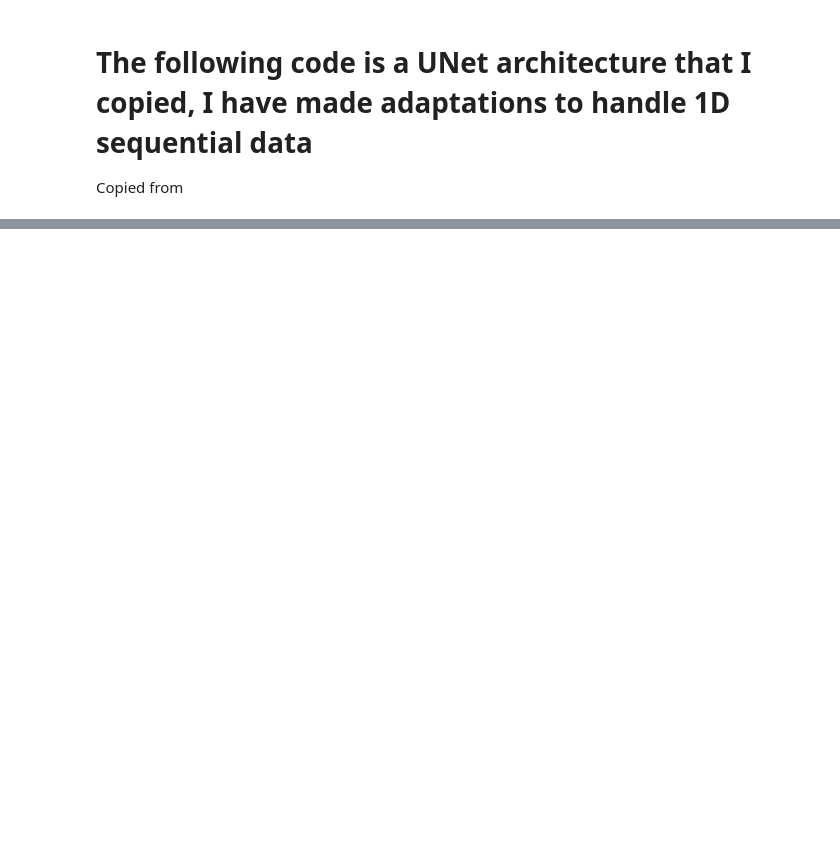
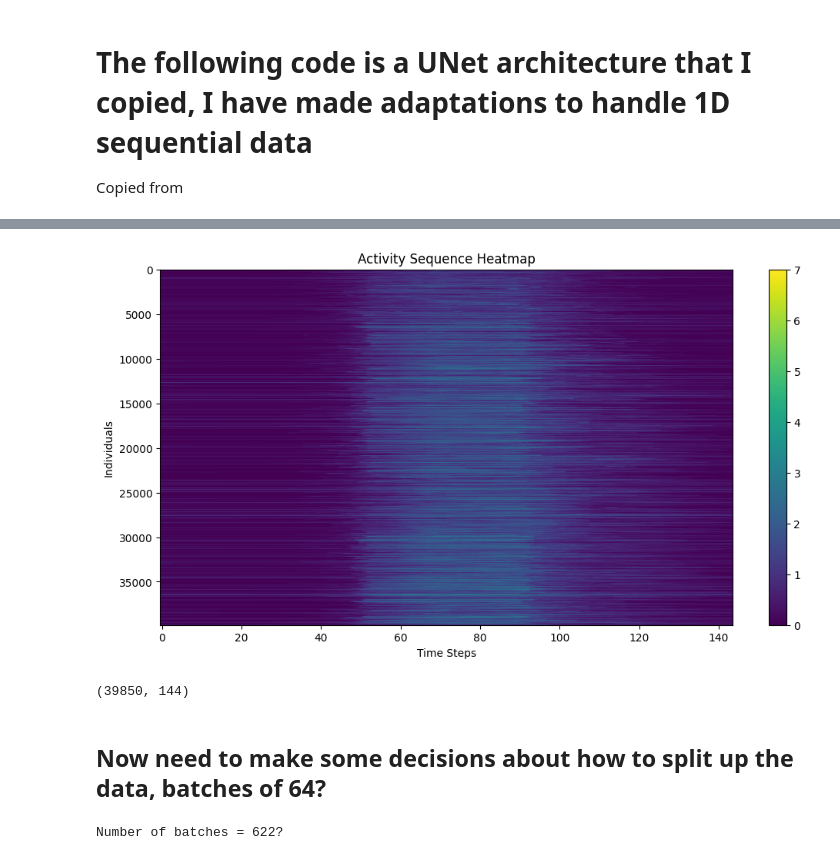
Before and after one commit to Rakin45/synth_pop_ddpm, a Jupyter notebook: ddpm.ipynb, the cells around one changed output, grey strips where cells are left out. Cells and saved outputs as stored; diff of their text form; code cells hidden in the pictures; blank space fills up the shorter version.

Commit message:
encoder placed inside notebook

```diff
--- a/ddpm.ipynb
+++ b/ddpm.ipynb
@@ -231,0 +287,24 @@ class UNet(nn.Module):
+# %%
+data = pd.read_csv('./data/nts_population.csv')
+encoder = DescreteEncoder()
+encoded_data = encoder.encode(data)
+# %%
+# Function to convert encoded data into an image grid
+def create_image_grid(encoded_data, encoder):
+    # Map pid to sequential indices starting from 0
+    pid_to_index = {pid: index for index, pid in enumerate(encoded_data['pid'].unique())}
+
+    num_people = len(pid_to_index)
+    time_steps = encoder.steps
+    grid = np.zeros((num_people, time_steps))
+
+    for _, row in encoded_data.iterrows():
+        pid_index = pid_to_index[row['pid']]
+        act_index = row['act']
+        start_step = row['start'] // encoder.step_size
+        end_step = row['end'] // encoder.step_size
+        grid[pid_index, start_step:end_step] = act_index
+
+    return grid
+# %%
+image_grid = create_image_grid(encoded_data, encoder)
@@ -232,3 +314,24 @@ class UNet(nn.Module):
+# %%
+plt.figure(figsize=(12, 6))
+plt.imshow(image_grid, aspect='auto')
+plt.colorbar()
+plt.title('Activity Sequence Heatmap')
+plt.xlabel('Time Steps')
+plt.ylabel('Individuals')
+plt.show()
+# %% [output]
+[figure, added]
+# %%
+print(image_grid.shape)
+# %% [output]
+(39850, 144)
+# %% [markdown]
+## Now need to make some decisions about how to split up the data, batches of 64?
+# %%
+batch_size = 64
+print(f"Number of batches = {image_grid.shape[0]//batch_size}?")
+# %% [output]
+Number of batches = 622?
 # %%
 def train(args):
     setup_logging(args.run_name)
```
Also changed, not shown: parts of 6 cells of this notebook.
